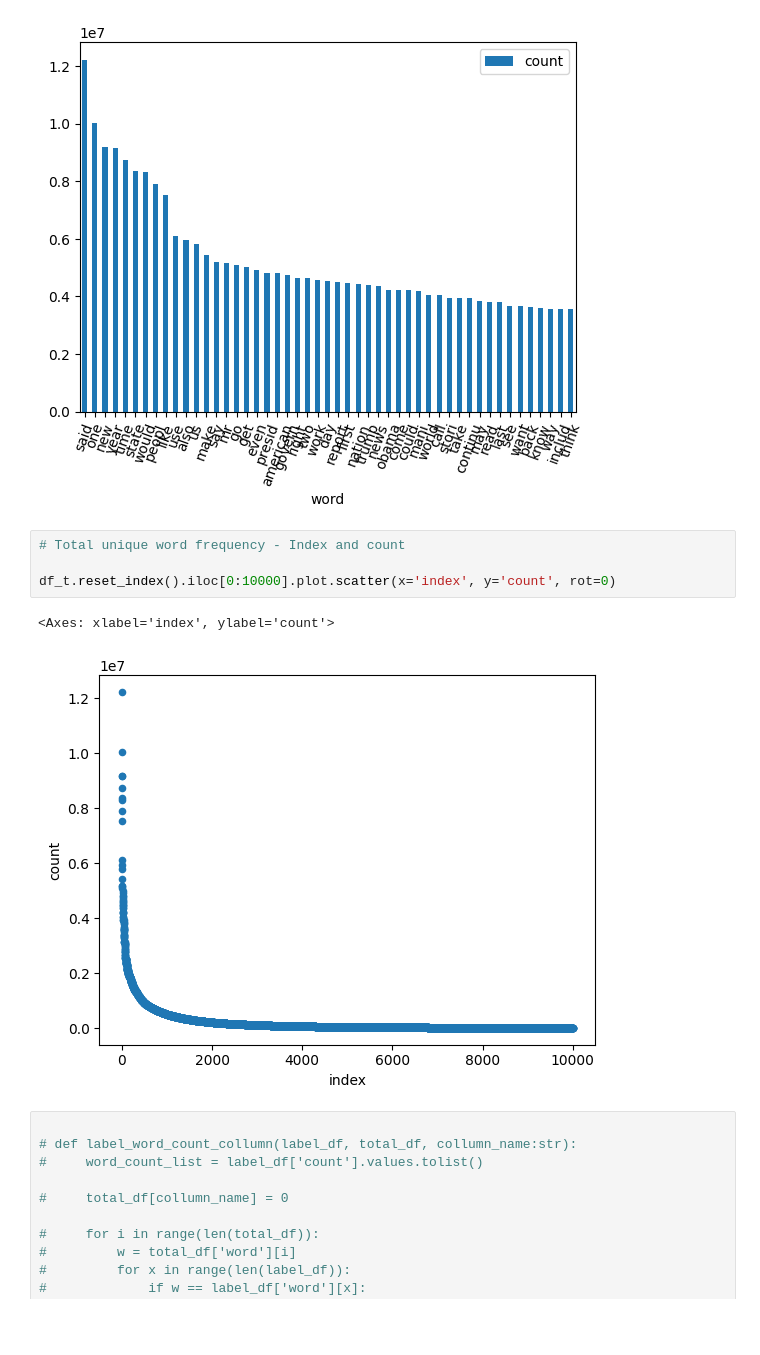
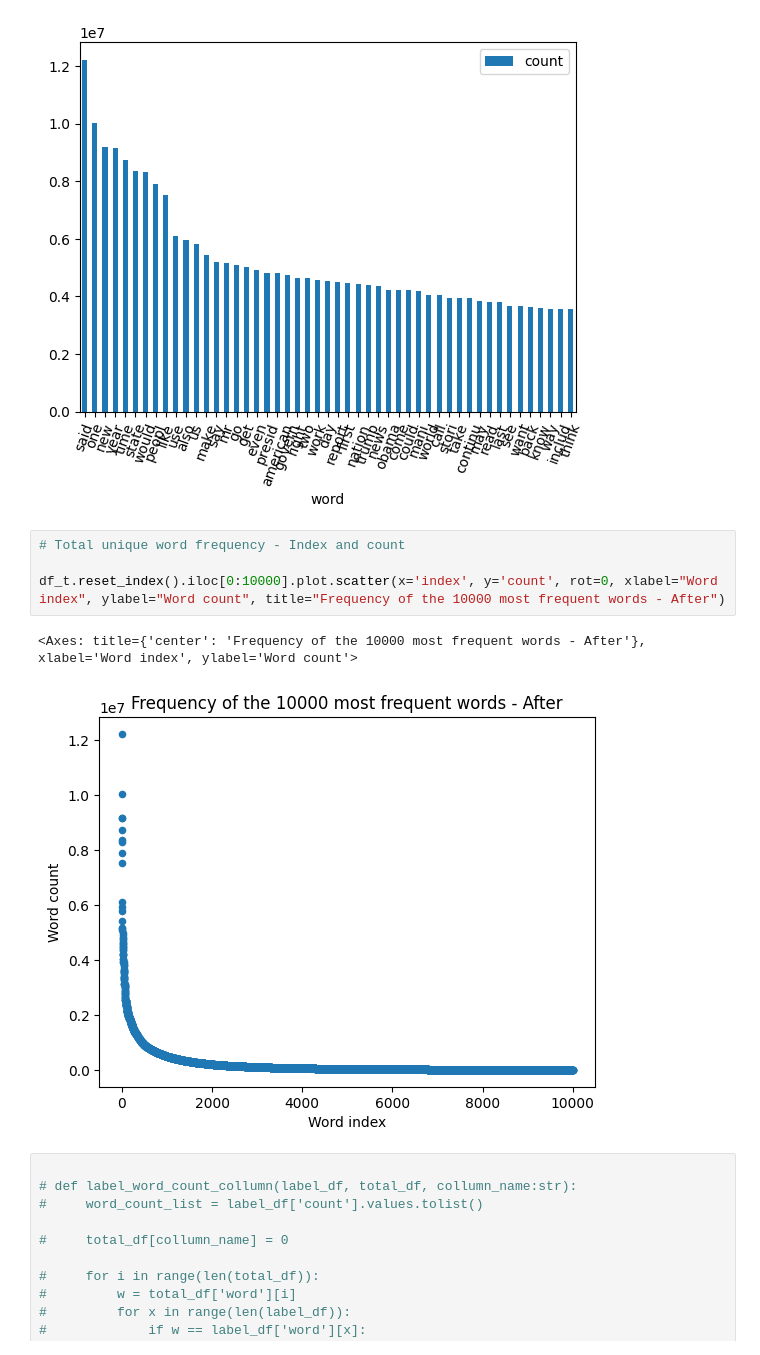
Before and after one commit to arnku/fake_news, a Jupyter notebook: data_visualization.ipynb, the cells around one changed output. Cells and saved outputs as stored; diff of their text form; blank space fills up the shorter version.

```diff
--- a/data_visualization.ipynb
+++ b/data_visualization.ipynb
@@ -49,10 +49,10 @@ df_t.iloc[0:49].plot.bar(x='word', y='count', rot=70)
 # %%
 # Total unique word frequency - Index and count
 
-df_t.reset_index().iloc[0:10000].plot.scatter(x='index', y='count', rot=0)
+df_t.reset_index().iloc[0:10000].plot.scatter(x='index', y='count', rot=0, xlabel="Word index", ylabel="Word count", title="Frequency of the 10000 most frequent words - After")
 # %% [output]
-<Axes: xlabel='index', ylabel='count'>
+<Axes: title={'center': 'Frequency of the 10000 most frequent words - After'}, xlabel='Word index', ylabel='Word count'>
-[figure, old version]
+[figure, new version]
 # %%
 
 # def label_word_count_collumn(label_df, total_df, collumn_name:str):
```
Also changed, not shown: parts of 4 cells of this notebook.
